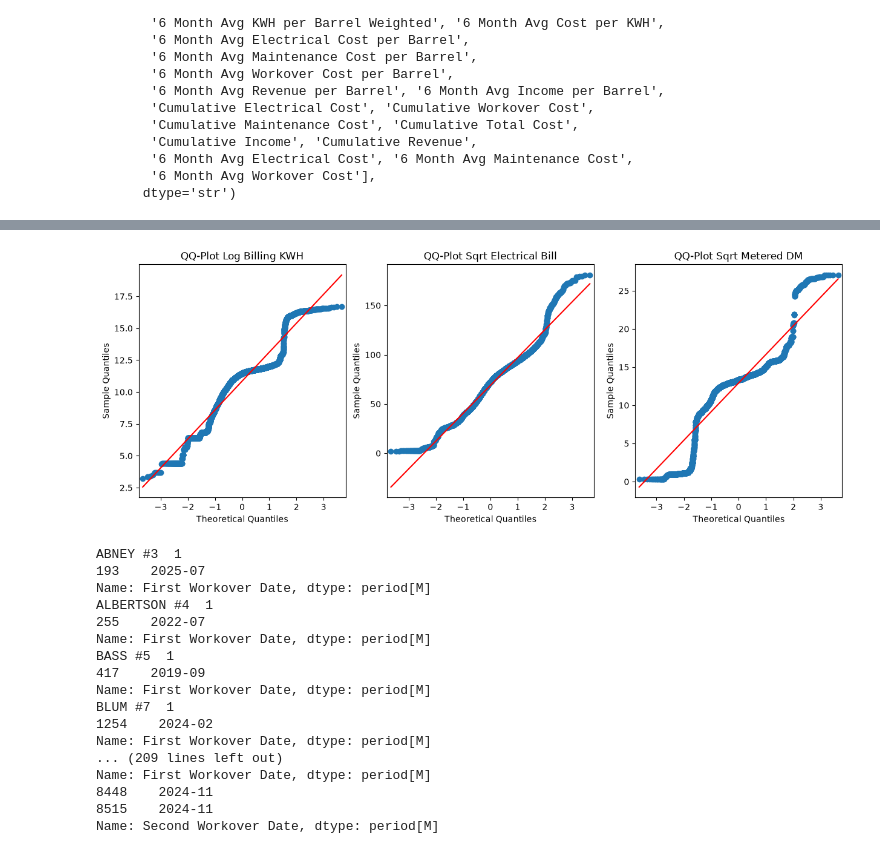
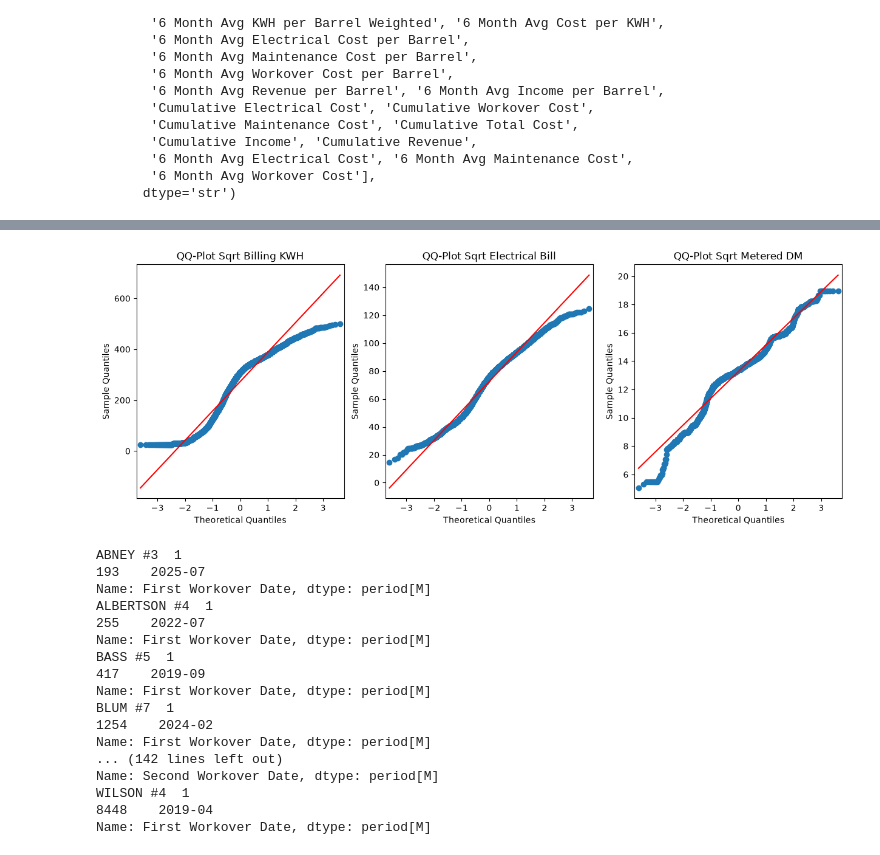
Before and after one commit to L0GN82/Paired-Sample-T-test, a Jupyter notebook: Paired-Samples.ipynb, the cells around one changed output, grey strips where cells are left out. Saved outputs shown, nothing was run; the diff lists cells and outputs as text; code cells hidden in the pictures.

```diff
--- a/Paired-Samples.ipynb
+++ b/Paired-Samples.ipynb
@@ -113,18 +111,0 @@ Name: Workover Count, Length: 87, dtype: int64
-# %%
-#Getting an approximately normal data distribution
-main_df["Log Billing KWH"] = np.log1p(main_df["Billing KWH"])
-main_df["Sqrt Electrical Bill"] = np.sqrt(main_df["Electrical Bill"])
-main_df["Sqrt Metered DM"] = np.sqrt(main_df["Metered DM"])
-
-fig, axs = plt.subplots(1, 3, figsize = (15, 5))
-
-axs[0].hist(main_df["Log Billing KWH"], color="red")
-axs[0].set_title("Log Billing KWH")
-
-axs[1].hist(main_df["Sqrt Electrical Bill"], color="blue")
-axs[1].set_title("Sqrt Electrical Bill")
-
-axs[2].hist(main_df["Sqrt Metered DM"], color="green")
-axs[2].set_title("Sqrt Metered DM")
-
-plt.show()
@@ -133,7 +112,16 @@ plt.show()
+# %%
+#Filtering dataframe for analysis
+main_df = main_df[main_df["Billing KWH"] > 0]
+main_df = main_df[main_df["Electrical Bill"] > 0]
+main_df = main_df[main_df["Metered DM"] > 0]
 # %%
-"""remove outliers"""
-sqrt_dm_filtered = main_df.loc[main_df["Sqrt Metered DM"] > 0, "Sqrt Metered DM"]
-sqrt_bill_filtered = main_df.loc[main_df["Sqrt Electrical Bill"] > 0, "Sqrt Electrical Bill"]
-log_kwh_filtered = main_df.loc[main_df["Log Billing KWH"] > 0, "Log Billing KWH"]
 
-sqrt_dm_filtered
+#Getting an approximately normal data distribution
+main_df["Sqrt Billing KWH"] = np.sqrt(main_df["Billing KWH"])
+main_df["Sqrt Electrical Bill"] = np.sqrt(main_df["Electrical Bill"])
+main_df["Sqrt Metered DM"] = np.sqrt(main_df["Metered DM"])
+
+#Outliers removed to preserve data continuity
+main_df = main_df[main_df["Sqrt Billing KWH"] < 500]
+main_df = main_df[main_df["Sqrt Electrical Bill"] < 125]
+main_df = main_df[(main_df["Sqrt Metered DM"] < 20) & (main_df["Sqrt Metered DM"] > 5)]
@@ -143,20 +159,20 @@ NameError: name 'column' is not defined
 # %%
 # QQ-plots
 fig, axs = plt.subplots(1, 3, figsize = (15, 5))
 
-sm.qqplot(log_kwh_filtered, line = "s", ax=axs[0])
-axs[0].set_title("QQ-Plot Log Billing KWH")
+sm.qqplot(main_df["Sqrt Billing KWH"], line = "s", ax=axs[0])
+axs[0].set_title("QQ-Plot Sqrt Billing KWH")
 
-sm.qqplot(sqrt_bill_filtered, line = "s", ax=axs[1])
+sm.qqplot(main_df["Sqrt Electrical Bill"], line = "s", ax=axs[1])
 axs[1].set_title("QQ-Plot Sqrt Electrical Bill")
 
-sm.qqplot(sqrt_dm_filtered, line = "s", ax=axs[2])
+sm.qqplot(main_df["Sqrt Metered DM"], line = "s", ax=axs[2])
 axs[2].set_title("QQ-Plot Sqrt Metered DM")
 
 plt.tight_layout
 plt.show()
 # %% [output]
-[figure, old version]
+[figure, new version]
 # %%
 #Date Processing
 # Filtering the data to between pre and post workover.
@@ -206,11 +222,11 @@ Name: First Workover Date, dtype: period[M]
 BLUM #7  1
 1254    2024-02
 Name: First Workover Date, dtype: period[M]
-... (209 lines left out)
+... (142 lines left out)
+Name: Second Workover Date, dtype: period[M]
+WILSON #4  1
+8448    2019-04
 Name: First Workover Date, dtype: period[M]
-8448    2024-11
-8515    2024-11
-Name: Second Workover Date, dtype: period[M]
 # %%
 #Paired t-test for the wells with 1 workover
 # attrs is a list of column names
```
Also changed, not shown: parts of 12 cells of this notebook, 1 other file.
